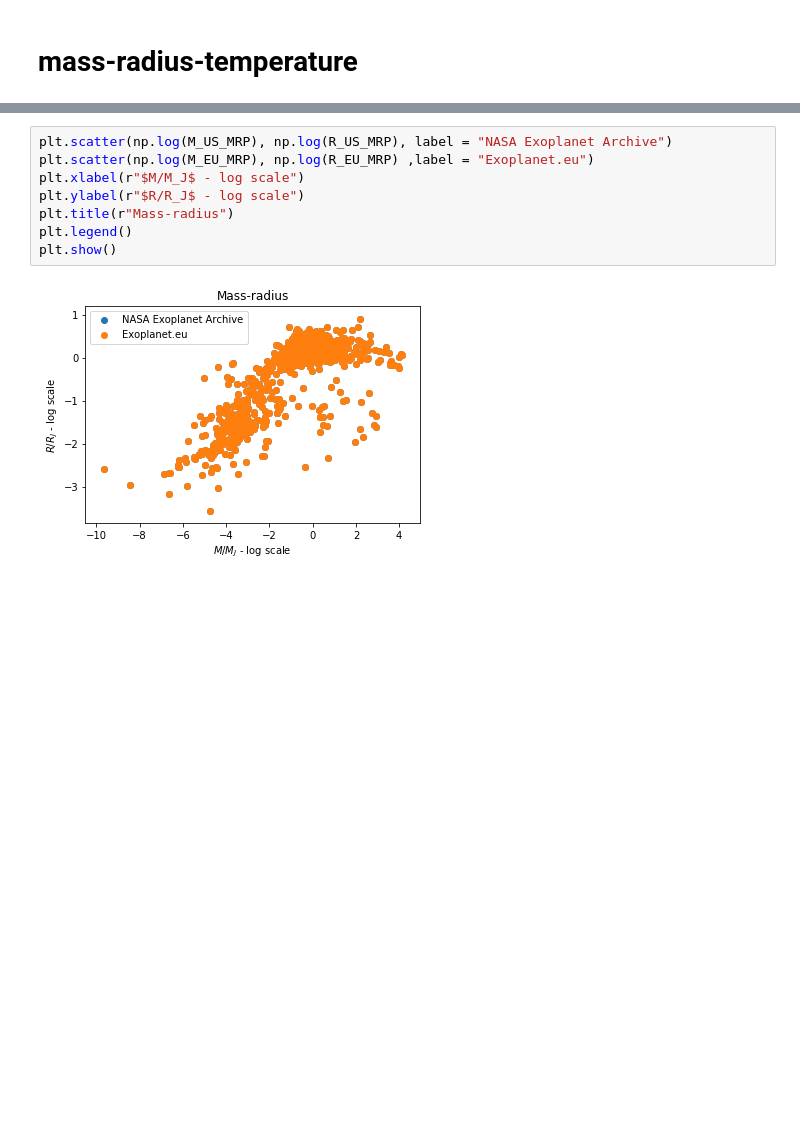
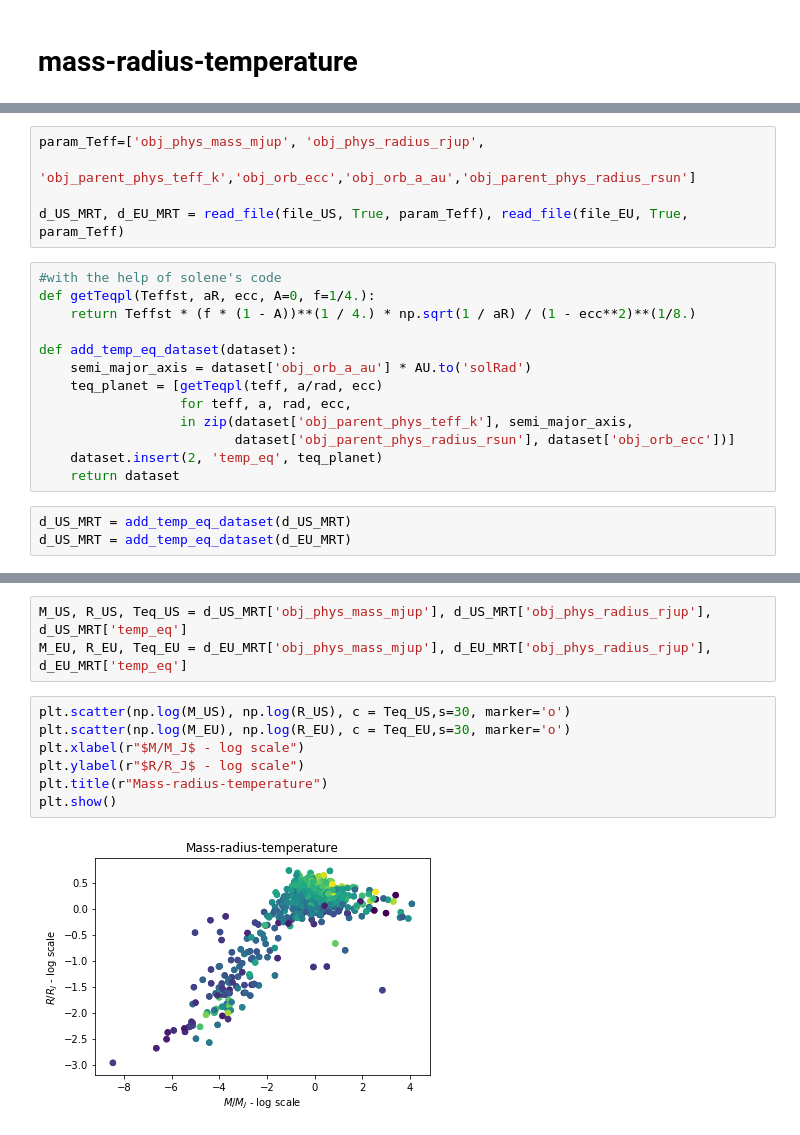
Before and after one commit to anaclb/exoplanets, a Jupyter notebook: read_file.ipynb, the cells around one changed output, grey strips where cells are left out. Drawn from its saved outputs; the diff is of its cells as text; blank space fills up the shorter version.

```diff
--- a/read_file.ipynb
+++ b/read_file.ipynb
@@ -168,0 +132,21 @@ Name: obj_parent_phys_teff_k, Length: 765, dtype: float64
+# %%
+param_Teff=['obj_phys_mass_mjup', 'obj_phys_radius_rjup',
+           'obj_parent_phys_teff_k','obj_orb_ecc','obj_orb_a_au','obj_parent_phys_radius_rsun']
+
+d_US_MRT, d_EU_MRT = read_file(file_US, True, param_Teff), read_file(file_EU, True, param_Teff)
+# %%
+#with the help of solene's code
+def getTeqpl(Teffst, aR, ecc, A=0, f=1/4.):
+    return Teffst * (f * (1 - A))**(1 / 4.) * np.sqrt(1 / aR) / (1 - ecc**2)**(1/8.)
+
+def add_temp_eq_dataset(dataset):
+    semi_major_axis = dataset['obj_orb_a_au'] * AU.to('solRad')
+    teq_planet = [getTeqpl(teff, a/rad, ecc)
+                  for teff, a, rad, ecc,
+                  in zip(dataset['obj_parent_phys_teff_k'], semi_major_axis,
+                         dataset['obj_parent_phys_radius_rsun'], dataset['obj_orb_ecc'])]
+    dataset.insert(2, 'temp_eq', teq_planet)
+    return dataset
+# %%
+d_US_MRT = add_temp_eq_dataset(d_US_MRT)
+d_US_MRT = add_temp_eq_dataset(d_EU_MRT)
@@ -169,10 +170,12 @@ Name: obj_parent_phys_teff_k, Length: 765, dtype: float64
+# %%
+M_US, R_US, Teq_US = d_US_MRT['obj_phys_mass_mjup'], d_US_MRT['obj_phys_radius_rjup'], d_US_MRT['temp_eq']
+M_EU, R_EU, Teq_EU = d_EU_MRT['obj_phys_mass_mjup'], d_EU_MRT['obj_phys_radius_rjup'], d_EU_MRT['temp_eq']
 # %%
-plt.scatter(np.log(M_US_MRP), np.log(R_US_MRP), label = "NASA Exoplanet Archive")
-plt.scatter(np.log(M_EU_MRP), np.log(R_EU_MRP) ,label = "Exoplanet.eu")
+plt.scatter(np.log(M_US), np.log(R_US), c = Teq_US,s=30, marker='o')
+plt.scatter(np.log(M_EU), np.log(R_EU), c = Teq_EU,s=30, marker='o')
 plt.xlabel(r"$M/M_J$ - log scale")
 plt.ylabel(r"$R/R_J$ - log scale")
-plt.title(r"Mass-radius")
-plt.legend()
+plt.title(r"Mass-radius-temperature")
 plt.show()
 # %% [output]
-[figure, old version]
+[figure, new version]
```
Also changed, not shown: parts of 14 cells of this notebook.
